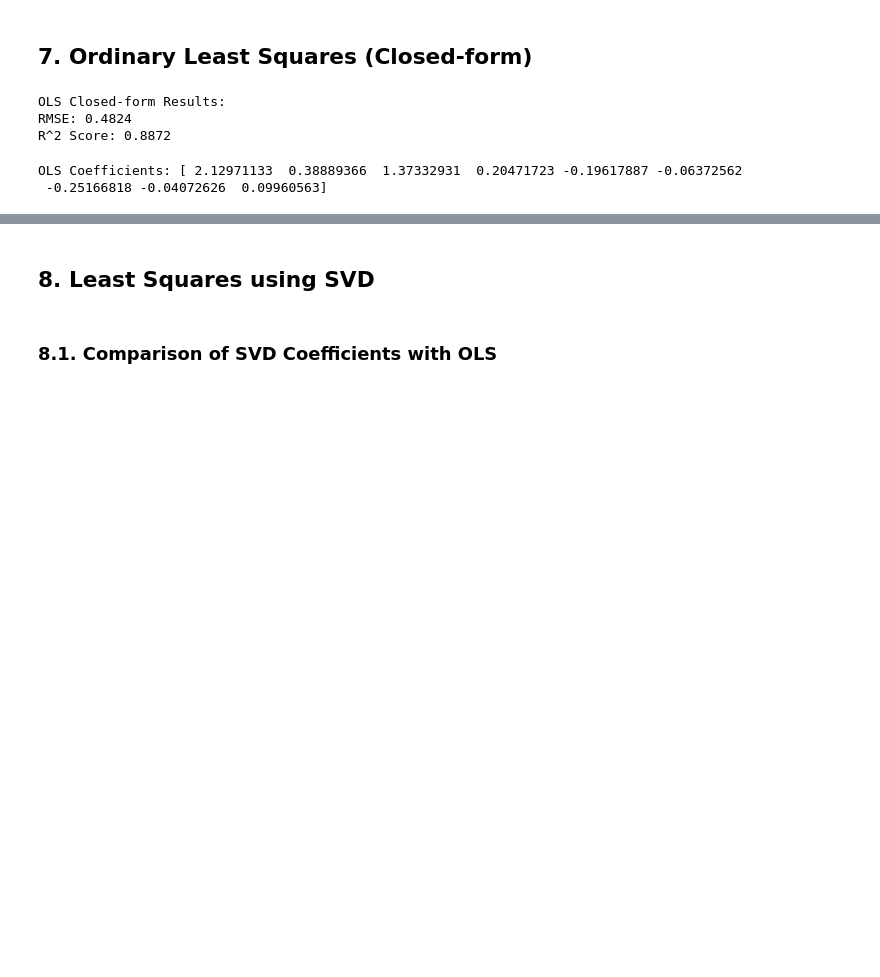
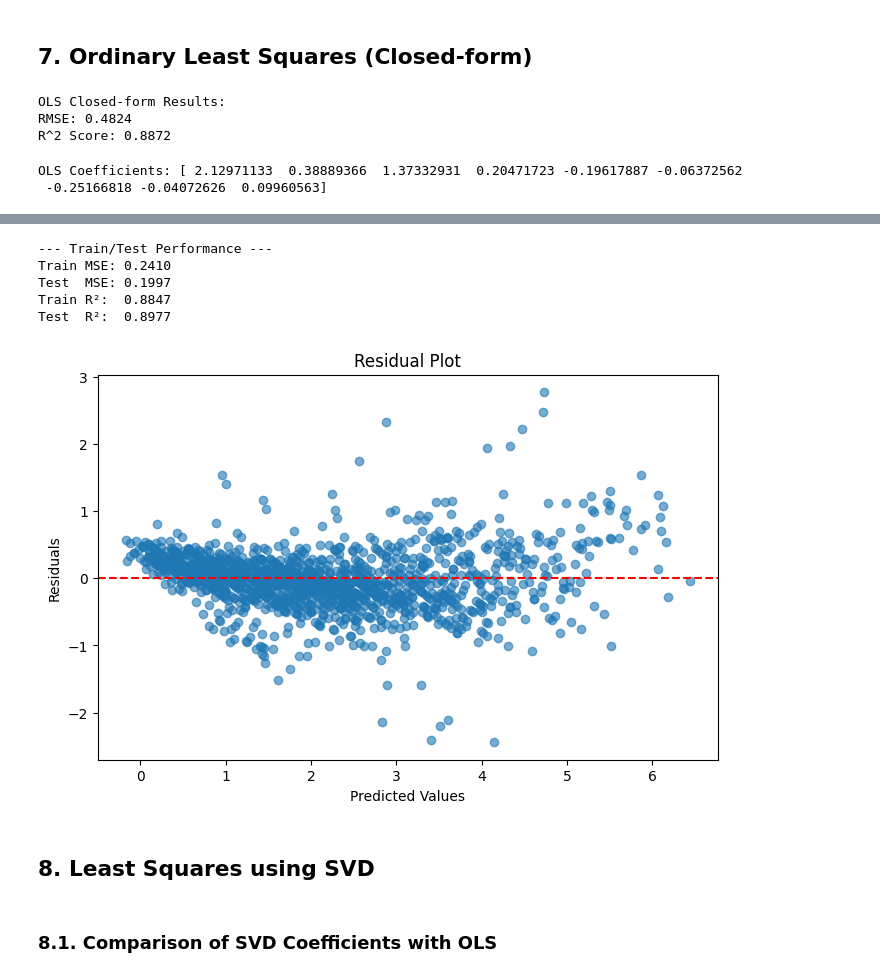
Before and after one commit to hifsakazmi/airquality-ols-svd-gradient-pca, a Jupyter notebook: AirQuality.ipynb, the cells around one changed output, grey strips where cells are left out. Drawn from its saved outputs; the diff is of its cells as text; code cells hidden in the pictures; blank space fills up the shorter version.

```diff
--- a/AirQuality.ipynb
+++ b/AirQuality.ipynb
@@ -325,0 +362,30 @@ OLS Coefficients: [ 2.12971133  0.38889366  1.37332931  0.20471723 -0.19617887 -
+# %%
+from sklearn.model_selection import train_test_split
+
+# Split (use your X_array_bias and y)
+X_train, X_test, y_train, y_test = train_test_split(
+    X_array_bias, y, test_size=0.2, random_state=42
+)
+# %%
+beta_train, y_train_pred = ols_closed_form(X_train, y_train)
+
+# Predict on test set
+y_test_pred = X_test @ beta_train
+# %%
+train_mse = mean_squared_error(y_train, y_train_pred)
+test_mse  = mean_squared_error(y_test, y_test_pred)
+
+train_r2 = r2_score(y_train, y_train_pred)
+test_r2  = r2_score(y_test, y_test_pred)
+
+print("\n--- Train/Test Performance ---")
+print(f"Train MSE: {train_mse:.4f}")
+print(f"Test  MSE: {test_mse:.4f}")
+print(f"Train R²:  {train_r2:.4f}")
+print(f"Test  R²:  {test_r2:.4f}")
+# %% [output]
+--- Train/Test Performance ---
+Train MSE: 0.2410
+Test  MSE: 0.1997
+Train R²:  0.8847
+Test  R²:  0.8977
@@ -326,3 +428,16 @@ OLS Coefficients: [ 2.12971133  0.38889366  1.37332931  0.20471723 -0.19617887 -
+# %%
+residuals = y_test - y_test_pred
+
+plt.figure(figsize=(8,5))
+plt.scatter(y_test_pred, residuals, alpha=0.6)
+plt.axhline(0, color='red', linestyle='--')
+
+plt.xlabel("Predicted Values")
+plt.ylabel("Residuals")
+plt.title("Residual Plot")
+plt.show()
+# %% [output]
+[figure, added]
 # %% [markdown]
 ## 8. Least Squares using SVD
 # %%
```
Also changed, not shown: parts of 3 cells of this notebook.
